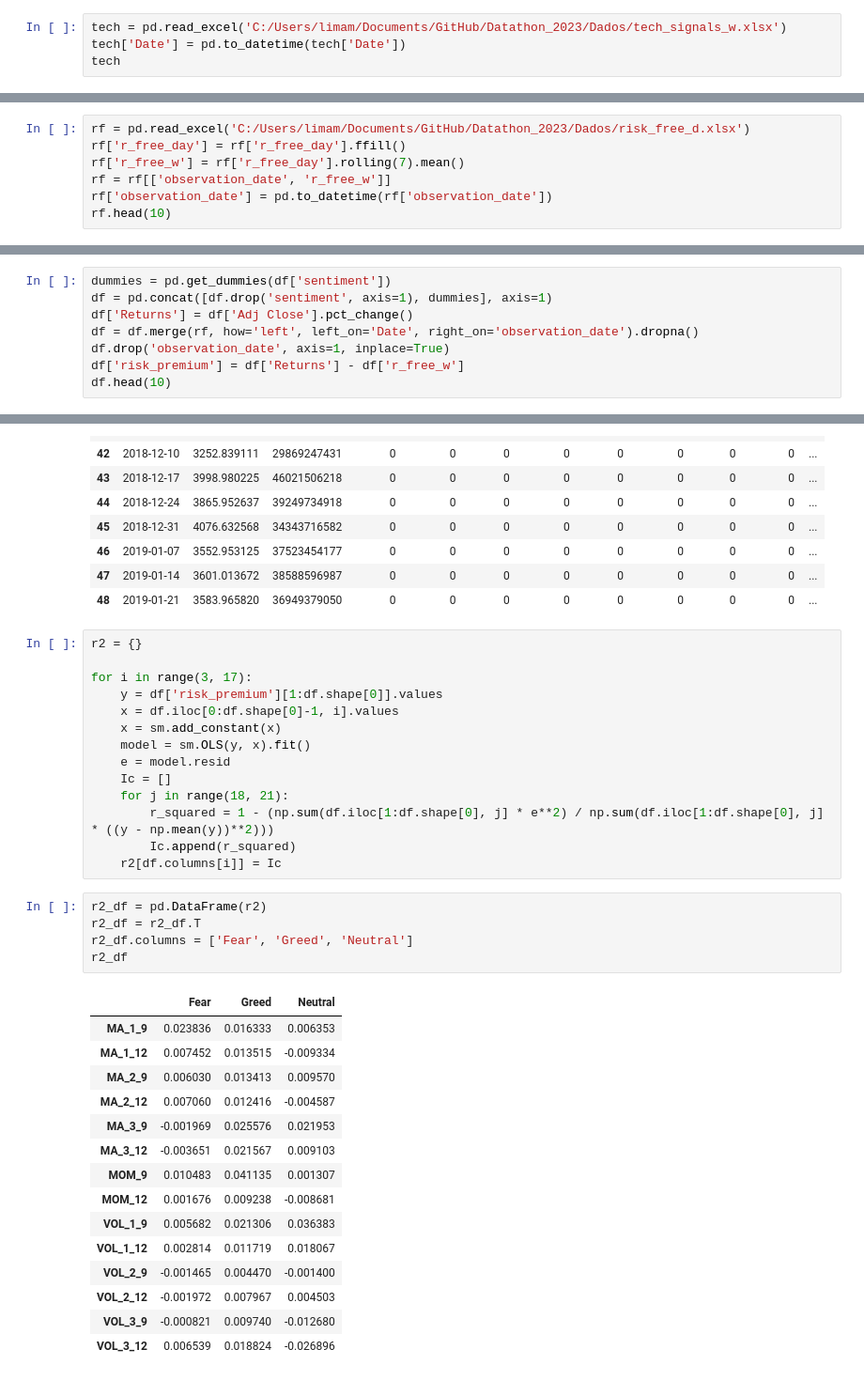
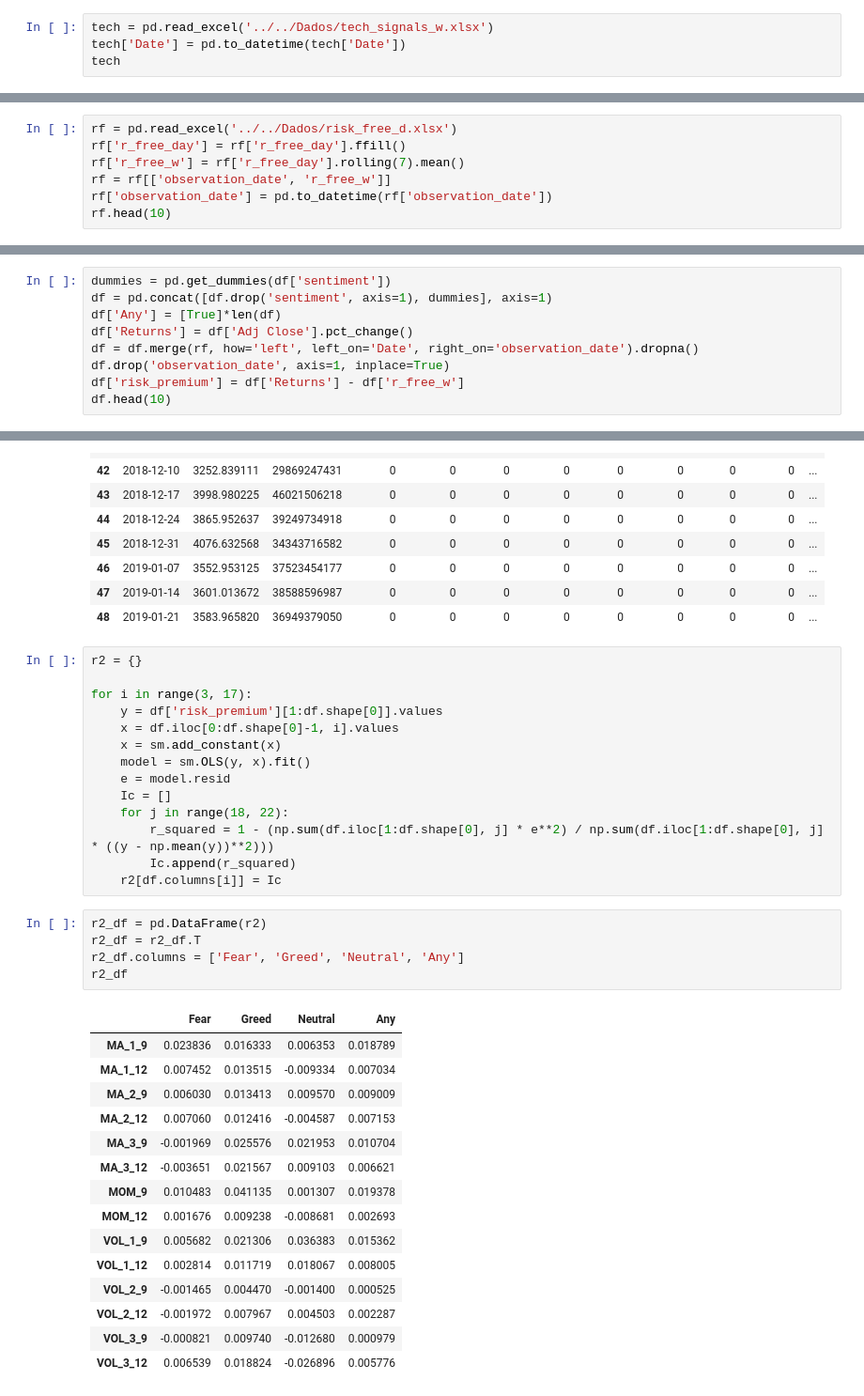
Before and after one commit to Matias-Lima/Datathon, a Jupyter notebook: Code/Python/R-squared disentangled_3.ipynb, the cells around one changed output, grey strips where cells are left out. Shown at 94% size. Saved outputs shown, nothing was run; the diff lists cells and outputs as text.

```diff
--- a/Code/Python/R-squared disentangled_3.ipynb
+++ b/Code/Python/R-squared disentangled_3.ipynb
@@ -67,7 +67,7 @@ fg
 | 2023-10-23 | 53 | 53.714286 | Neutral |
 2088 rows × 3 columns
 # %%
-tech = pd.read_excel('C:/Users/limam/Documents/GitHub/Datathon_2023/Dados/tech_signals_w.xlsx')
+tech = pd.read_excel('../../Dados/tech_signals_w.xlsx')
 tech['Date'] = pd.to_datetime(tech['Date'])
 tech
 # %% [output]
@@ -104,7 +104,7 @@ df
 | 451 | 2023-10-23 | 33086.234375 | 38363572311 | 1 | 1 | 1 | 1 | 1 | 1 | 1 | 1 | ... |
 297 rows × 19 columns
 # %%
-rf = pd.read_excel('C:/Users/limam/Documents/GitHub/Datathon_2023/Dados/risk_free_d.xlsx')
+rf = pd.read_excel('../../Dados/risk_free_d.xlsx')
 rf['r_free_day'] = rf['r_free_day'].ffill()
 rf['r_free_w'] = rf['r_free_day'].rolling(7).mean()
 rf = rf[['observation_date', 'r_free_w']]
@@ -125,6 +125,7 @@ rf.head(10)
 # %%
 dummies = pd.get_dummies(df['sentiment'])
 df = pd.concat([df.drop('sentiment', axis=1), dummies], axis=1)
+df['Any'] = [True]*len(df)
 df['Returns'] = df['Adj Close'].pct_change()
 df = df.merge(rf, how='left', left_on='Date', right_on='observation_date').dropna()
 df.drop('observation_date', axis=1, inplace=True)
@@ -152,28 +153,28 @@ for i in range(3, 17):
     model = sm.OLS(y, x).fit()
     e = model.resid
     Ic = []
-    for j in range(18, 21):
+    for j in range(18, 22):
         r_squared = 1 - (np.sum(df.iloc[1:df.shape[0], j] * e**2) / np.sum(df.iloc[1:df.shape[0], j] * ((y - np.mean(y))**2)))
         Ic.append(r_squared)
     r2[df.columns[i]] = Ic
 # %%
 r2_df = pd.DataFrame(r2)
 r2_df = r2_df.T
-r2_df.columns = ['Fear', 'Greed', 'Neutral']
+r2_df.columns = ['Fear', 'Greed', 'Neutral', 'Any']
 r2_df
 # %% [output]
-|  | Fear | Greed | Neutral |
-| MA_1_9 | 0.023836 | 0.016333 | 0.006353 |
-| MA_1_12 | 0.007452 | 0.013515 | -0.009334 |
-| MA_2_9 | 0.006030 | 0.013413 | 0.009570 |
-| MA_2_12 | 0.007060 | 0.012416 | -0.004587 |
-| MA_3_9 | -0.001969 | 0.025576 | 0.021953 |
-| MA_3_12 | -0.003651 | 0.021567 | 0.009103 |
-| MOM_9 | 0.010483 | 0.041135 | 0.001307 |
-| MOM_12 | 0.001676 | 0.009238 | -0.008681 |
-| VOL_1_9 | 0.005682 | 0.021306 | 0.036383 |
-| VOL_1_12 | 0.002814 | 0.011719 | 0.018067 |
-| VOL_2_9 | -0.001465 | 0.004470 | -0.001400 |
-| VOL_2_12 | -0.001972 | 0.007967 | 0.004503 |
-| VOL_3_9 | -0.000821 | 0.009740 | -0.012680 |
-| VOL_3_12 | 0.006539 | 0.018824 | -0.026896 |
+|  | Fear | Greed | Neutral | Any |
+| MA_1_9 | 0.023836 | 0.016333 | 0.006353 | 0.018789 |
+| MA_1_12 | 0.007452 | 0.013515 | -0.009334 | 0.007034 |
+| MA_2_9 | 0.006030 | 0.013413 | 0.009570 | 0.009009 |
+| MA_2_12 | 0.007060 | 0.012416 | -0.004587 | 0.007153 |
+| MA_3_9 | -0.001969 | 0.025576 | 0.021953 | 0.010704 |
+| MA_3_12 | -0.003651 | 0.021567 | 0.009103 | 0.006621 |
+| MOM_9 | 0.010483 | 0.041135 | 0.001307 | 0.019378 |
+| MOM_12 | 0.001676 | 0.009238 | -0.008681 | 0.002693 |
+| VOL_1_9 | 0.005682 | 0.021306 | 0.036383 | 0.015362 |
+| VOL_1_12 | 0.002814 | 0.011719 | 0.018067 | 0.008005 |
+| VOL_2_9 | -0.001465 | 0.004470 | -0.001400 | 0.000525 |
+| VOL_2_12 | -0.001972 | 0.007967 | 0.004503 | 0.002287 |
+| VOL_3_9 | -0.000821 | 0.009740 | -0.012680 | 0.000979 |
+| VOL_3_12 | 0.006539 | 0.018824 | -0.026896 | 0.005776 |
```
Also changed, not shown: parts of 3 cells of this notebook, 2 other files.
